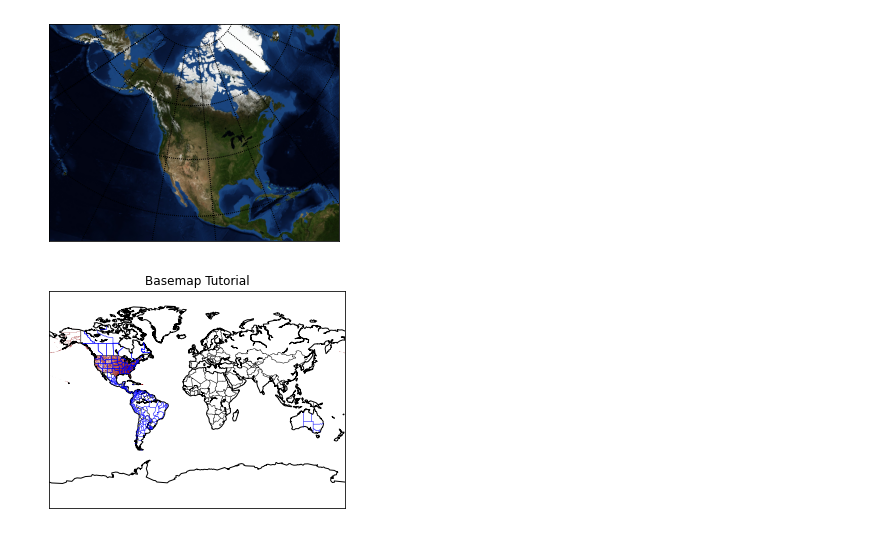
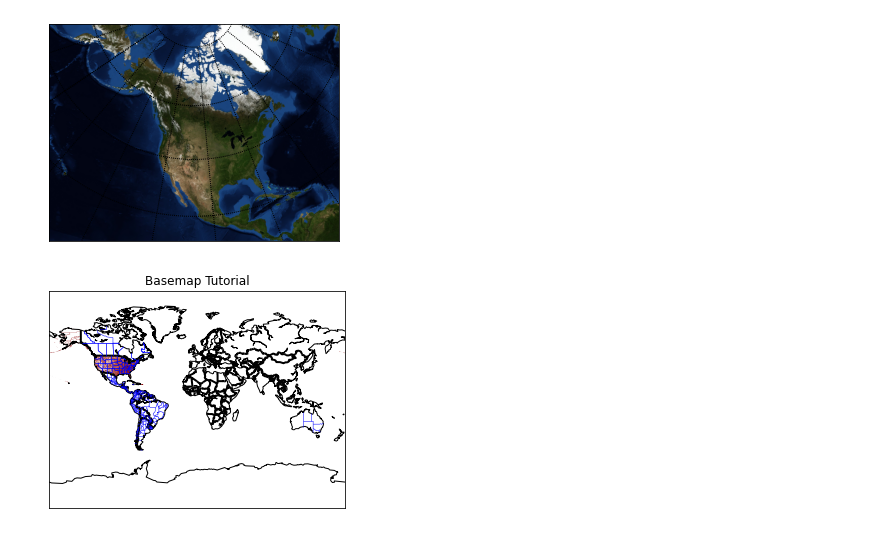
Before and after one commit to rainyjonne/python_marathon, a Jupyter notebook: Data Visualization/24.ipynb, the cells around one changed output. Saved outputs shown, nothing was run; the diff lists cells and outputs as text; code cells hidden in the pictures.

```diff
--- a/Data Visualization/24.ipynb
+++ b/Data Visualization/24.ipynb
@@ -70,33 +70,33 @@ Clipping input data to the valid range for imshow with RGB data ([0..1] for floa
 # %%
 
 # 由此開始寫code
 #  "projection" 參數為“Mill" (繪製平展地圖)
 # 設定經緯座標
 # 左下角的緯度 - llcrnrlat = -90,
 # 左下角的經度 - llcrnrlon = -180,
 # 右上角的緯度 - urcrnrlat = 90,
 # 右上角的經度 -urcrnrlon = 180
 
 # 成圖設定resolution
 
 m = Basemap(projection='mill',
               llcrnrlat = -90,
               llcrnrlon = -180,
               urcrnrlat = 90,
-              urcrnrlon = 180)
-              #resolution = "l")
+              urcrnrlon = 180,
+              resolution = "c")
 # 成圖設定resolution
 
 #創建邊線
 m.drawcoastlines()
 #畫出國家，並使用線寬為2 的線條生成分界線。
-m.drawcountries()
+m.drawcountries(linewidth=2)
 #畫出州界
 m.drawstates(color='b')
 #畫出城市
 m.drawcounties(color='darkred')
 
 plt.title('Basemap Tutorial')
 plt.show()
 # %% [output]
-[figure, old version]
+[figure, new version]
```
